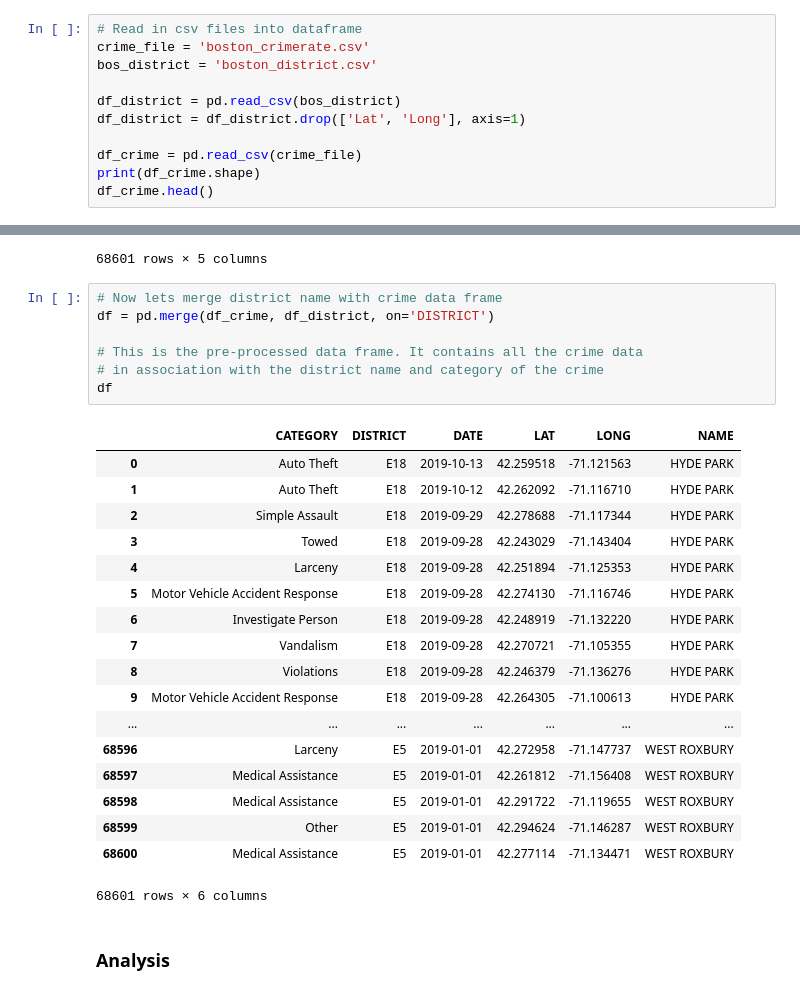
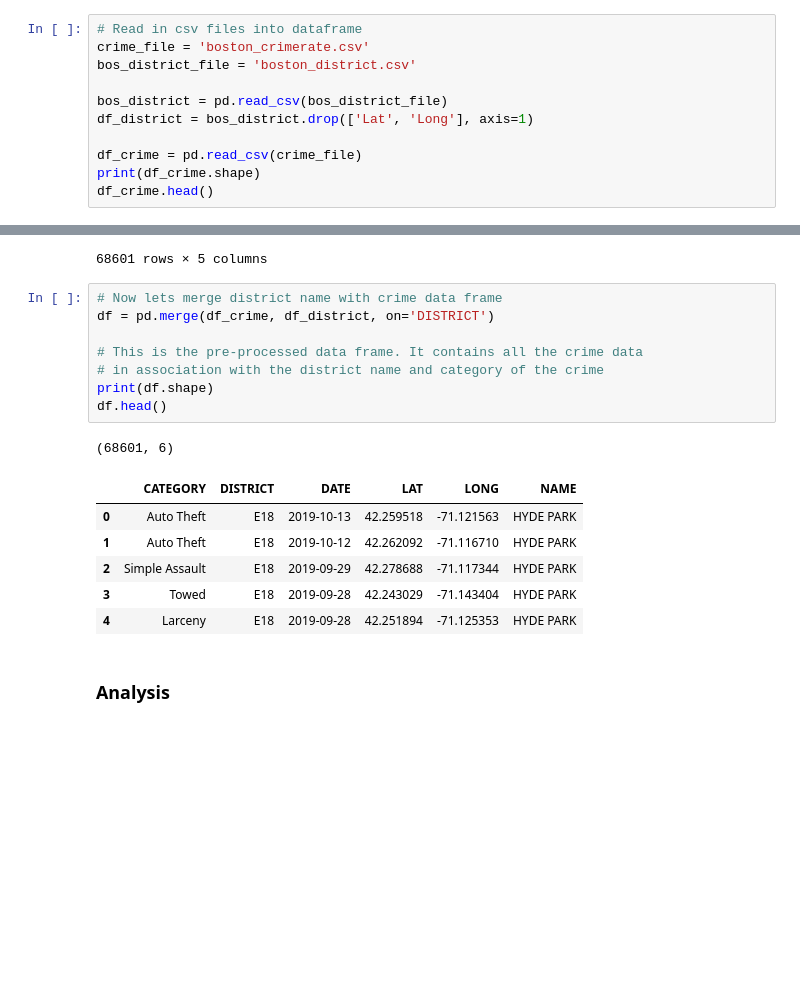
Before and after one commit to bcjwong/Coursera_Capstone, a Jupyter notebook: Applied Data Science Capstone Project.ipynb, the cells around one changed output, grey strips where cells are left out. Cells and saved outputs as stored; diff of their text form; blank space fills up the shorter version.

```diff
--- a/Applied Data Science Capstone Project.ipynb
+++ b/Applied Data Science Capstone Project.ipynb
@@ -22,10 +25,10 @@ import folium # map rendering library
 # %%
 # Read in csv files into dataframe
 crime_file = 'boston_crimerate.csv'
-bos_district = 'boston_district.csv'
+bos_district_file = 'boston_district.csv'
 
-df_district = pd.read_csv(bos_district)
-df_district = df_district.drop(['Lat', 'Long'], axis=1)
+bos_district = pd.read_csv(bos_district_file)
+df_district = bos_district.drop(['Lat', 'Long'], axis=1)
 
 df_crime = pd.read_csv(crime_file)
 print(df_crime.shape)
@@ -122,29 +96,19 @@ df_crime
 # %%
 # Now lets merge district name with crime data frame
 df = pd.merge(df_crime, df_district, on='DISTRICT')
 
 # This is the pre-processed data frame. It contains all the crime data
 # in association with the district name and category of the crime
-df
+print(df.shape)
+df.head()
 # %% [output]
+(68601, 6)
 |  | CATEGORY | DISTRICT | DATE | LAT | LONG | NAME |
 | 0 | Auto Theft | E18 | 2019-10-13 | 42.259518 | -71.121563 | HYDE PARK |
 | 1 | Auto Theft | E18 | 2019-10-12 | 42.262092 | -71.116710 | HYDE PARK |
 | 2 | Simple Assault | E18 | 2019-09-29 | 42.278688 | -71.117344 | HYDE PARK |
 | 3 | Towed | E18 | 2019-09-28 | 42.243029 | -71.143404 | HYDE PARK |
 | 4 | Larceny | E18 | 2019-09-28 | 42.251894 | -71.125353 | HYDE PARK |
-| 5 | Motor Vehicle Accident Response | E18 | 2019-09-28 | 42.274130 | -71.116746 | HYDE PARK |
-| 6 | Investigate Person | E18 | 2019-09-28 | 42.248919 | -71.132220 | HYDE PARK |
-| 7 | Vandalism | E18 | 2019-09-28 | 42.270721 | -71.105355 | HYDE PARK |
-| 8 | Violations | E18 | 2019-09-28 | 42.246379 | -71.136276 | HYDE PARK |
-| 9 | Motor Vehicle Accident Response | E18 | 2019-09-28 | 42.264305 | -71.100613 | HYDE PARK |
-| ... | ... | ... | ... | ... | ... | ... |
-| 68596 | Larceny | E5 | 2019-01-01 | 42.272958 | -71.147737 | WEST ROXBURY |
-| 68597 | Medical Assistance | E5 | 2019-01-01 | 42.261812 | -71.156408 | WEST ROXBURY |
-| 68598 | Medical Assistance | E5 | 2019-01-01 | 42.291722 | -71.119655 | WEST ROXBURY |
-| 68599 | Other | E5 | 2019-01-01 | 42.294624 | -71.146287 | WEST ROXBURY |
-| 68600 | Medical Assistance | E5 | 2019-01-01 | 42.277114 | -71.134471 | WEST ROXBURY |
-68601 rows × 6 columns
 # %% [markdown]
 ### Analysis
 # %% [markdown]
```
Also changed, not shown: parts of 42 cells of this notebook.
